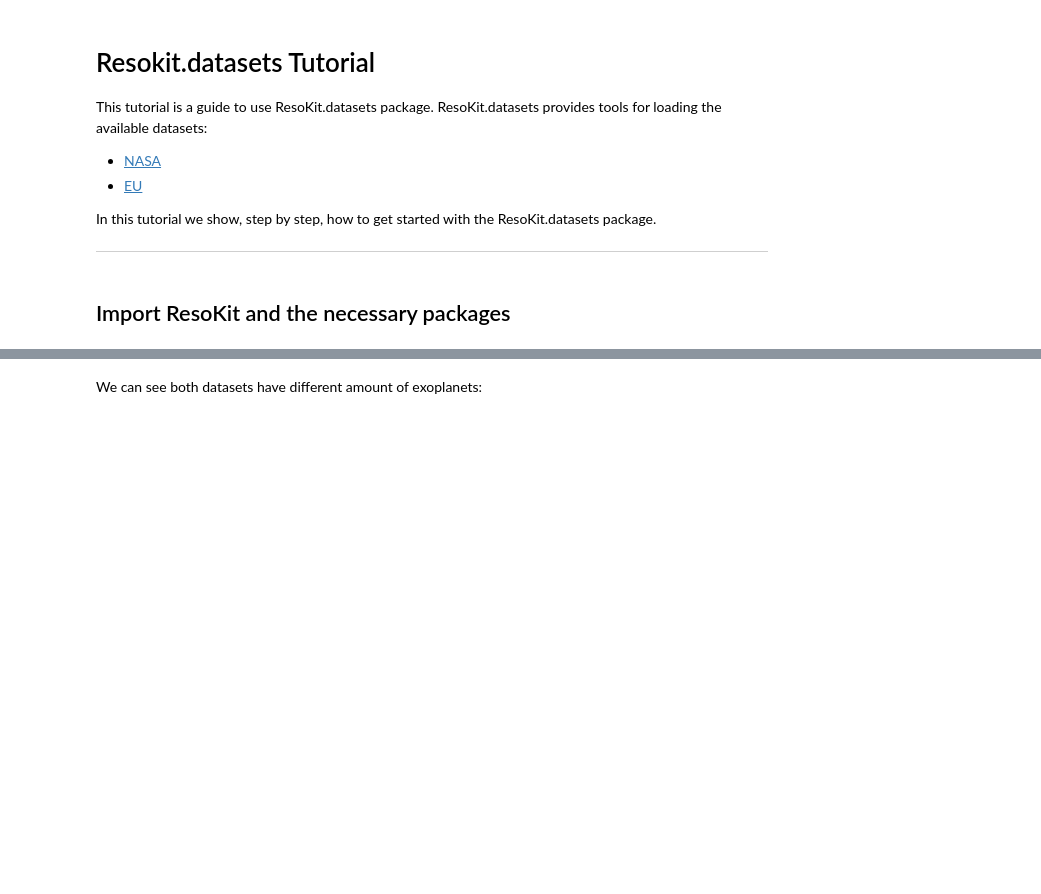
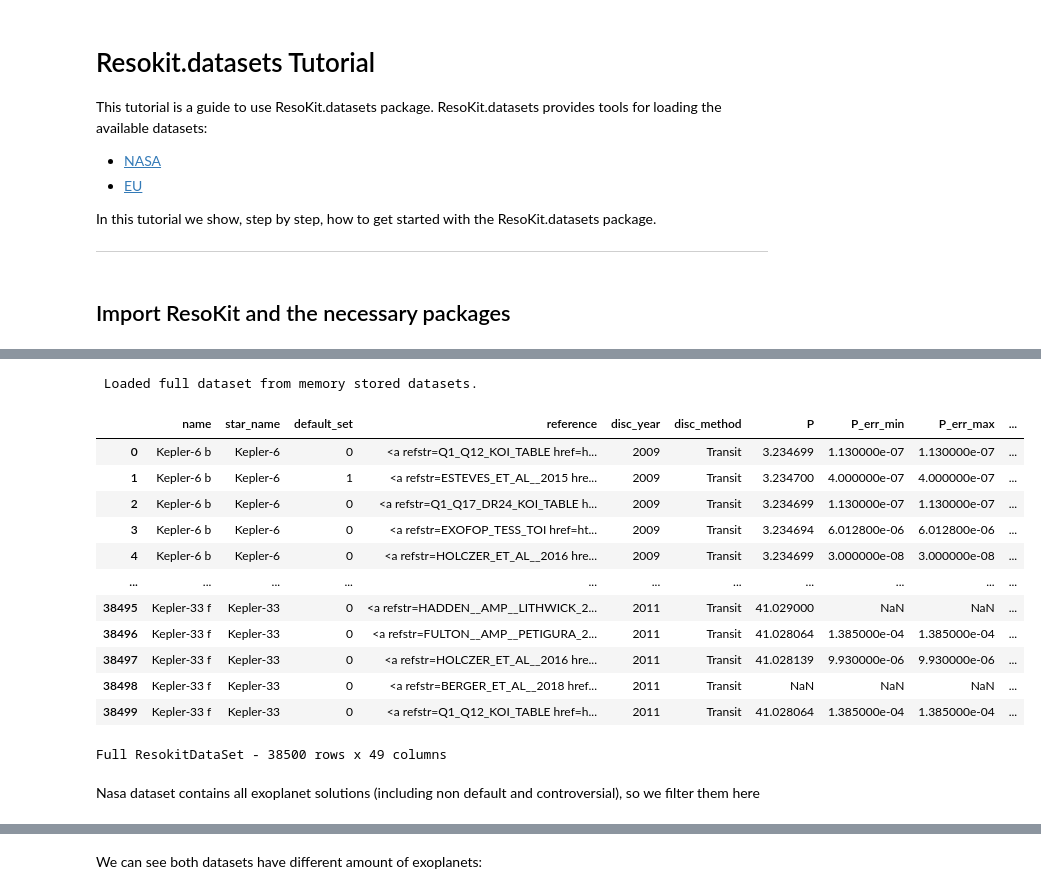
Before and after one commit to Gianuzzi/ResoKit, a Jupyter notebook: docs/source/tutorials/datasets.ipynb, the cells around one changed output, grey strips where cells are left out. Drawn from its saved outputs; the diff is of its cells as text; code cells hidden in the pictures; blank space fills up the shorter version.

```diff
--- a/docs/source/tutorials/datasets.ipynb
+++ b/docs/source/tutorials/datasets.ipynb
@@ -109,0 +86,20 @@ Partial ResokitDataSet - 5801 rows x 49 columns
+# %%
+nasa_full = datasets.load_dataset("nasa")
+nasa_full
+# %% [output]
+ Loaded full dataset from memory stored datasets.
+|  | name | star_name | default_set | reference | disc_year | disc_method | P | P_err_min | P_err_max | ... |
+| 0 | Kepler-6 b | Kepler-6 | 0 | <a refstr=Q1_Q12_KOI_TABLE href=h... | 2009 | Transit | 3.234699 | 1.130000e-07 | 1.130000e-07 | ... |
+| 1 | Kepler-6 b | Kepler-6 | 1 | <a refstr=ESTEVES_ET_AL__2015 hre... | 2009 | Transit | 3.234700 | 4.000000e-07 | 4.000000e-07 | ... |
+| 2 | Kepler-6 b | Kepler-6 | 0 | <a refstr=Q1_Q17_DR24_KOI_TABLE h... | 2009 | Transit | 3.234699 | 1.130000e-07 | 1.130000e-07 | ... |
+| 3 | Kepler-6 b | Kepler-6 | 0 | <a refstr=EXOFOP_TESS_TOI href=ht... | 2009 | Transit | 3.234694 | 6.012800e-06 | 6.012800e-06 | ... |
+| 4 | Kepler-6 b | Kepler-6 | 0 | <a refstr=HOLCZER_ET_AL__2016 hre... | 2009 | Transit | 3.234699 | 3.000000e-08 | 3.000000e-08 | ... |
+| ... | ... | ... | ... | ... | ... | ... | ... | ... | ... | ... |
+| 38495 | Kepler-33 f | Kepler-33 | 0 | <a refstr=HADDEN__AMP__LITHWICK_2... | 2011 | Transit | 41.029000 | NaN | NaN | ... |
+| 38496 | Kepler-33 f | Kepler-33 | 0 | <a refstr=FULTON__AMP__PETIGURA_2... | 2011 | Transit | 41.028064 | 1.385000e-04 | 1.385000e-04 | ... |
+| 38497 | Kepler-33 f | Kepler-33 | 0 | <a refstr=HOLCZER_ET_AL__2016 hre... | 2011 | Transit | 41.028139 | 9.930000e-06 | 9.930000e-06 | ... |
+| 38498 | Kepler-33 f | Kepler-33 | 0 | <a refstr=BERGER_ET_AL__2018 href... | 2011 | Transit | NaN | NaN | NaN | ... |
+| 38499 | Kepler-33 f | Kepler-33 | 0 | <a refstr=Q1_Q12_KOI_TABLE href=h... | 2011 | Transit | 41.028064 | 1.385000e-04 | 1.385000e-04 | ... |
+Full ResokitDataSet - 38500 rows x 49 columns
+# %% [markdown]
+Nasa dataset contains all exoplanet solutions (including non default and controversial), so we filter them here
```
Also changed, not shown: parts of 32 cells of this notebook, 1 other file.
